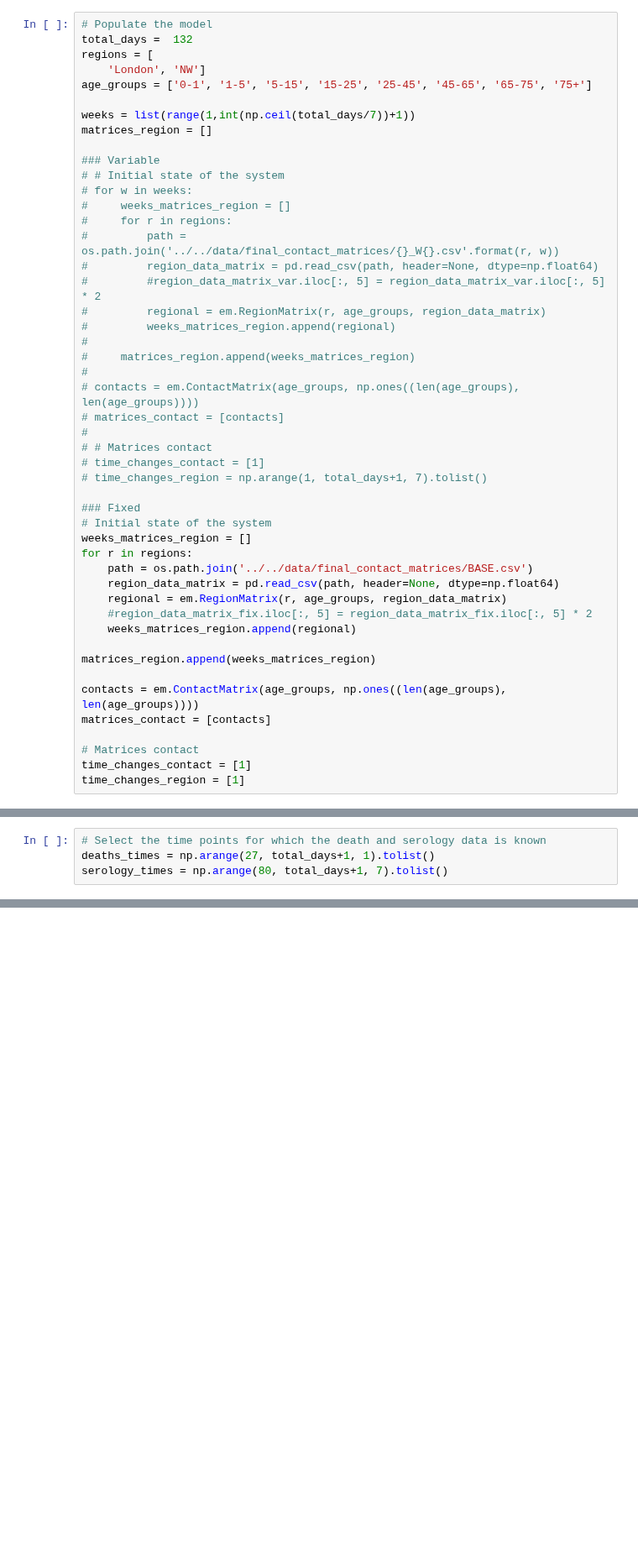
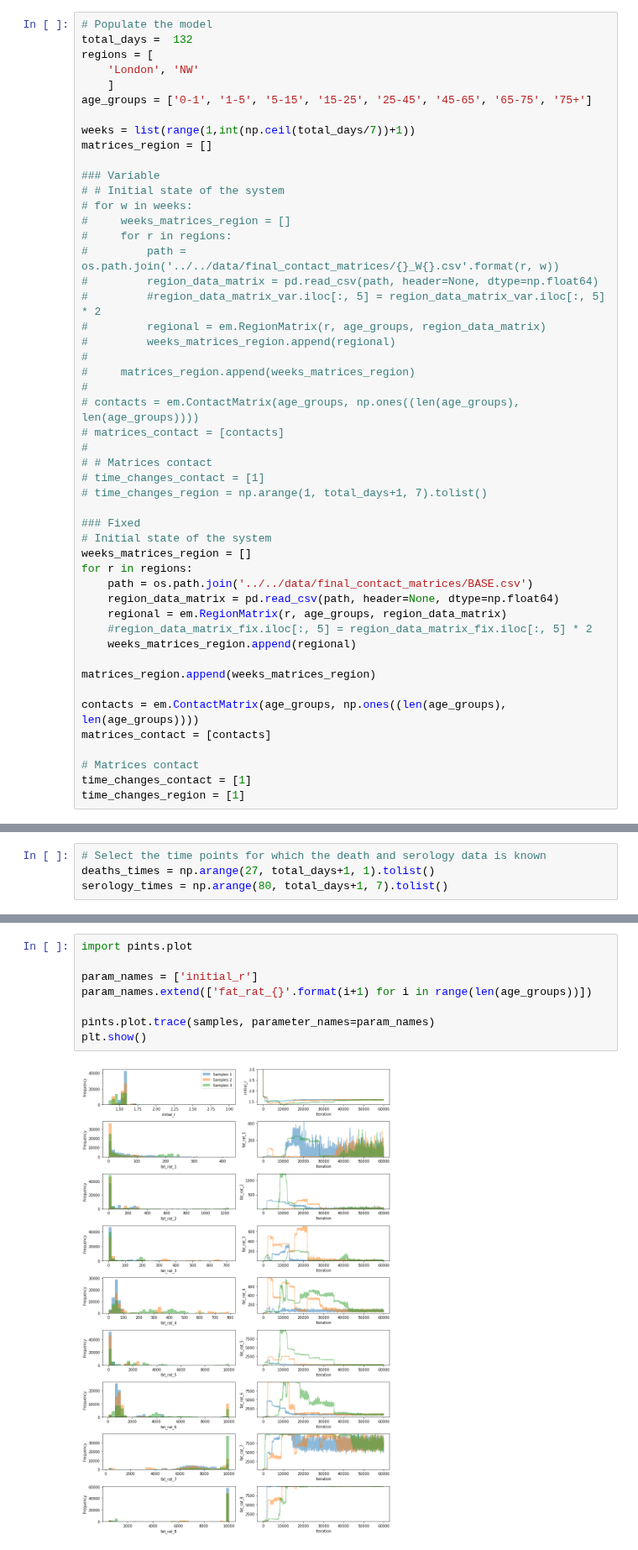
Before and after one commit to I-Bouros/multi-epi-model-cross-analysis, a Jupyter notebook: epimodels/examples/phe_examples/phe_2022_paper_results.ipynb, the cells around one changed output, grey strips where cells are left out. Shown at 84% size. Drawn from its saved outputs; the diff is of its cells as text; blank space fills up the shorter version.

```diff
--- a/epimodels/examples/phe_examples/phe_2022_paper_results.ipynb
+++ b/epimodels/examples/phe_examples/phe_2022_paper_results.ipynb
@@ -360,7 +360,8 @@ IndexError: list index out of range
 # Populate the model
 total_days =  132
 regions = [
-    'London', 'NW']
+    'London', 'NW'
+    ]
 age_groups = ['0-1', '1-5', '5-15', '15-25', '25-45', '45-65', '65-75', '75+']
 
 weeks = list(range(1,int(np.ceil(total_days/7))+1))
@@ -523,0 +528,10 @@ ValueError: List of parameters has wrong length.
+# %%
+import pints.plot
+
+param_names = ['initial_r']
+param_names.extend(['fat_rat_{}'.format(i+1) for i in range(len(age_groups))])
+
+pints.plot.trace(samples, parameter_names=param_names)
+plt.show()
+# %% [output]
+[figure, added]
```
Also changed, not shown: parts of 10 cells of this notebook, 6 other files.
